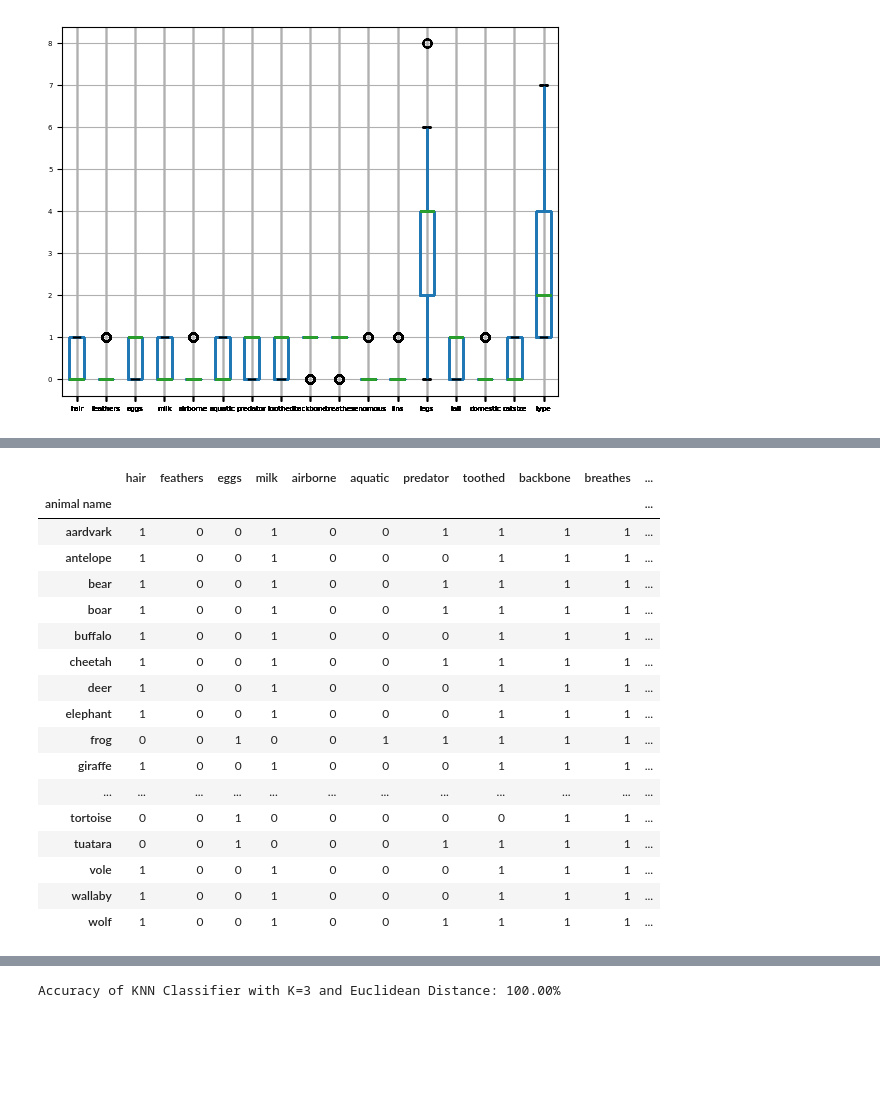
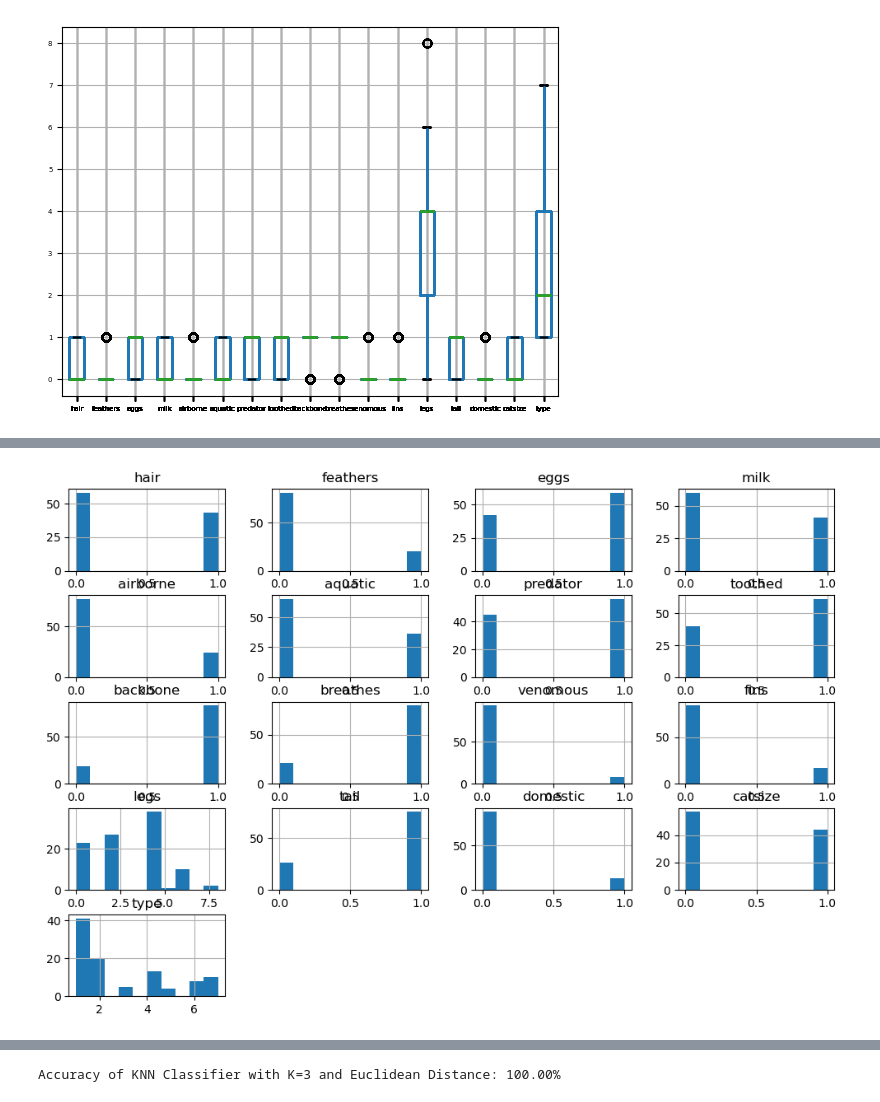
Before and after one commit to Ujjawal-AI/DataScience-Assignment, a Jupyter notebook: KNN_Assignment.ipynb, the cells around one changed output, grey strips where cells are left out. Cells and saved outputs as stored; diff of their text form; code cells hidden in the pictures; blank space fills up the shorter version.

```diff
--- a/KNN_Assignment.ipynb
+++ b/KNN_Assignment.ipynb
@@ -133,21 +107,6 @@ df_cleaned = df[~((df < LB) | (df > UB)).any(axis=1)]
-# %%
-df_cleaned
-# %% [output]
-|  | hair | feathers | eggs | milk | airborne | aquatic | predator | toothed | backbone | breathes | ... |
-| animal name |  |  |  |  |  |  |  |  |  |  | ... |
-| aardvark | 1 | 0 | 0 | 1 | 0 | 0 | 1 | 1 | 1 | 1 | ... |
-| antelope | 1 | 0 | 0 | 1 | 0 | 0 | 0 | 1 | 1 | 1 | ... |
-| bear | 1 | 0 | 0 | 1 | 0 | 0 | 1 | 1 | 1 | 1 | ... |
-| boar | 1 | 0 | 0 | 1 | 0 | 0 | 1 | 1 | 1 | 1 | ... |
-| buffalo | 1 | 0 | 0 | 1 | 0 | 0 | 0 | 1 | 1 | 1 | ... |
-| cheetah | 1 | 0 | 0 | 1 | 0 | 0 | 1 | 1 | 1 | 1 | ... |
-| deer | 1 | 0 | 0 | 1 | 0 | 0 | 0 | 1 | 1 | 1 | ... |
-| elephant | 1 | 0 | 0 | 1 | 0 | 0 | 0 | 1 | 1 | 1 | ... |
-| frog | 0 | 0 | 1 | 0 | 0 | 1 | 1 | 1 | 1 | 1 | ... |
-| giraffe | 1 | 0 | 0 | 1 | 0 | 0 | 0 | 1 | 1 | 1 | ... |
-| ... | ... | ... | ... | ... | ... | ... | ... | ... | ... | ... | ... |
-| tortoise | 0 | 0 | 1 | 0 | 0 | 0 | 0 | 0 | 1 | 1 | ... |
-| tuatara | 0 | 0 | 1 | 0 | 0 | 0 | 1 | 1 | 1 | 1 | ... |
-| vole | 1 | 0 | 0 | 1 | 0 | 0 | 0 | 1 | 1 | 1 | ... |
-| wallaby | 1 | 0 | 0 | 1 | 0 | 0 | 0 | 1 | 1 | 1 | ... |
-| wolf | 1 | 0 | 0 | 1 | 0 | 0 | 1 | 1 | 1 | 1 | ... |
+# %%
+# Visualizing distributions
+df.hist(figsize=(12, 8))
+plt.show()
+# %% [output]
+[figure, added]
```
Also changed, not shown: parts of 24 cells of this notebook.
